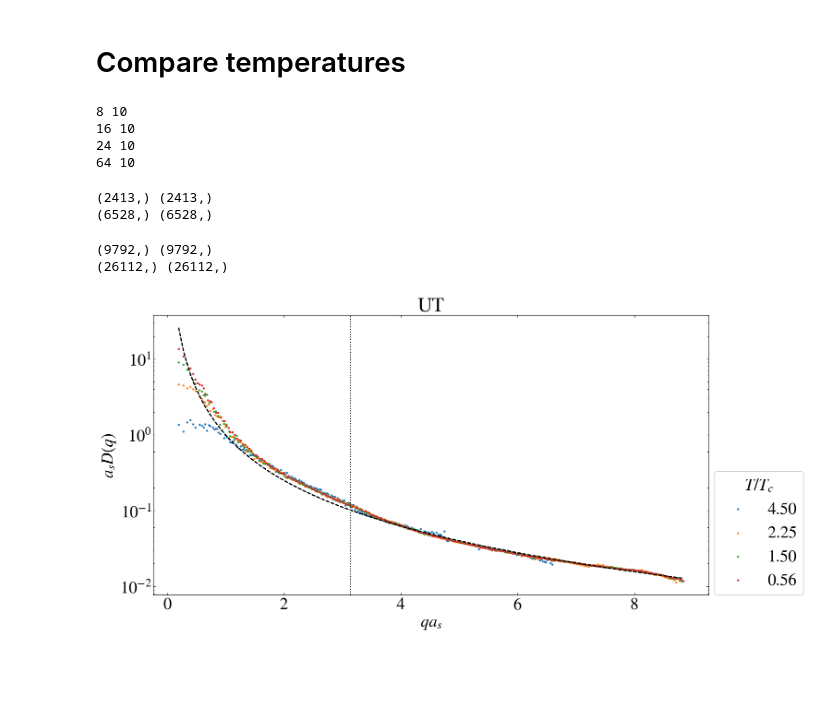
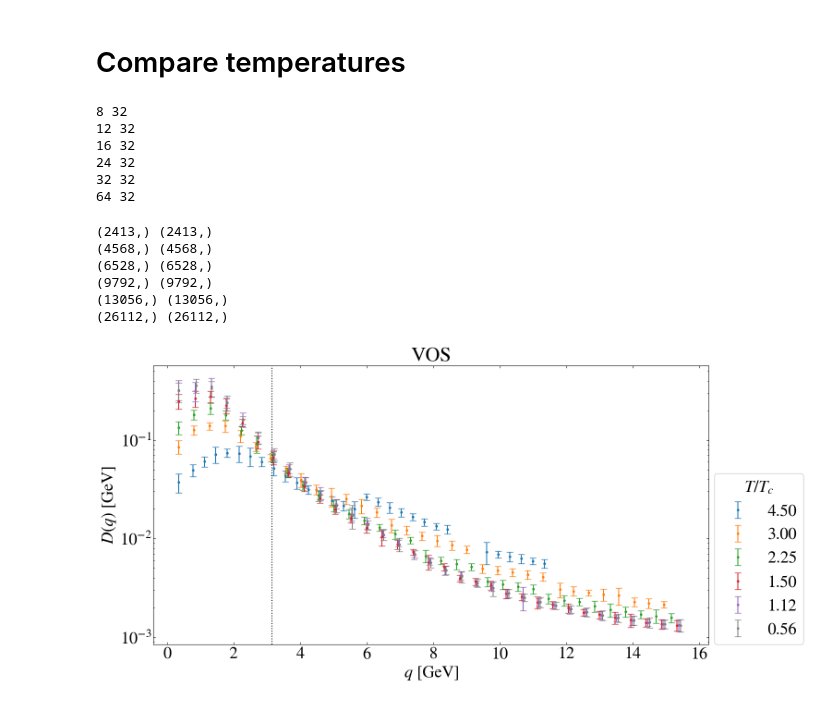
Before and after one commit to jadot-bp/vortex, a Jupyter notebook: decomp-vorticity-landau.ipynb, the cells around one changed output. Saved outputs shown, nothing was run; the diff lists cells and outputs as text; code cells hidden in the pictures; blank space fills up the shorter version.

```diff
--- a/decomp-vorticity-landau.ipynb
+++ b/decomp-vorticity-landau.ipynb
@@ -34,9 +94,0 @@ mode = "VOS"
-# %%
-for i in range(1,50):
-    path = f"Gen2l_{Nt}x32n{i}-{mode}"
-    #path = f"Gen2l_{Nt}x32n{i}"
-    try:
-        gluon.spatial(Nt, 1, mode, check_divA=True, rand_selection=[path], save_prop=True, regenerate=False, pattern='landau')
-        pass
-    except Exception as e:
-        print(e)
@@ -234,14 +334,13 @@ KeyError: 'FULL'
 # %% [markdown]
 # Compare temperatures
 # %%
-mode = "UT"
+mode = "VOS"
 # %%
 results = {}
 
-#for Nt in [8, 12, 16, 24, 32,64]:
 for Nt in [8,12,16,24,32,64]:
     try:
-        prop = view_gluon.propagator(Nt,mode,n_samples=10,gtype="landau")
+        prop = view_gluon.propagator(Nt,mode,n_samples=32,gtype="landau")
     except: continue
     print(Nt,len(prop.prop_info))
 
@@ -257,86 +356,66 @@ for Nt in [8,12,16,24,32,64]:
     prop.D = Dz3
     prop.D4 = D4z3
 
+    # Calculate the naive momentum
     qn = prop.norm_q()
 
     prop.q = qn
 
     # Cone cut
-    qc, Dc, D4c = prop.cone_cut(radius=1)
+    qc, Dc, D4c = prop.cone_cut(radius=radius,angle=angle)
 
     # Lattice momentum correction
     qi = prop.correct_q(qc,qtype="improved")
 
-    # Renormalize
-    #prop.renormalize(xi=3.453)
-
     results[Nt] = {'D4':prop.D4.copy(), 'D': prop.D.copy(),'q':qi, 'Nconf':len(prop.prop_info),'prop_info': prop.prop_info}
 # %% [output]
-8 10
-16 10
-24 10
-64 10
+8 32
+12 32
+16 32
+24 32
+32 32
+64 32
 # %%
 plt.figure(figsize=(16,8))
 ax = plt.gca()
 
-renorm_mu = -50
-
 for pos,Nt in enumerate(results.keys()):
     q = results[Nt]['q'].copy()
-    q = np.asarray([np.linalg.norm(qi * np.asarray([XI,1,1,1])) for qi in q])
-    D = results[Nt]['D'].copy()
+    q = np.asarray([np.linalg.norm(qi * np.asarray([XI.mean,1,1,1])) for qi in q]) * escale.mean
+    D = results[Nt]['D'].copy() / escale.mean**2
 
     print(q.shape,D.shape)
 
-    D_tree = 1/(q**2)
-
-    Z_fit = renorm(q[q>np.pi],D[q>np.pi],D_tree[q>np.pi])
-
-    D *= Z_fit
+    Z = gv.gvar(Z_df[mode].loc[Nt])
+    D *= Z
 
     label = f"{36/Nt:.2f}"
 
-    q_avg = []
-    D_avg = []
-    D4_avg = []
+    q, D = q_average(q, D, D4=None, q_slices=q_slices)
 
-    q_pos = 0
-    dq = max(q)/250
-
-    while q_pos+dq < max(q):
-        mask = np.logical_and(q > q_pos, q< q_pos+dq)
-        if sum(mask) != 0:
-
-            q_avg.append(np.mean(q[mask]))
-            D_avg.append(np.median(D[mask]))
-
-        q_pos += dq
-    q = np.asarray(q_avg)
-    D = np.asarray(D_avg)
-
-    ax.scatter(q,np.asarray([d.mean for d in D]),label=label,ls='-',s=5)
-    #ax.errorbar(q+0.01*pos,np.asarray([d.mean for d in D]),np.asarray([d.sdev for d in D]),label=label,ls='',errorevery=4,)
+    ax.errorbar(q,np.asarray([d.mean for d in D]),np.asarray([d.sdev for d in D]),label=label,c=color_dict[Nt],**plot_params)
 
     if mode in ["UT","VR","VRS"]:
         sort = np.argsort(q)
         ax.plot(q[sort],1/q[sort]**2,c='k',ls='--')
 
 ax.axvline(np.pi,0,1,ls=':',c='k')
 
 plt.title(f"{mode}")
 plt.legend(loc=(1.01,0),title='$T/T_c$')
-plt.ylabel('$a_sD(q)$')
+plt.ylabel('$D(q)$ [GeV]')
 #plt.yticks([])
-plt.xlabel('$qa_s$')
+plt.xlabel('$q$ [GeV]')
 #plt.ylim(0,1)
 plt.yscale('log')
 # %% [output]
 (2413,) (2413,)
+(4568,) (4568,)
 (6528,) (6528,)
+(9792,) (9792,)
+(13056,) (13056,)
+(26112,) (26112,)
-(9792,) (9792,)
-(26112,) (26112,)
-[figure, old version]
+[figure, new version]
 # %%
 plt.figure(figsize=(16,8))
 ax = plt.gca()
```
Also changed, not shown: parts of 32 cells of this notebook.
